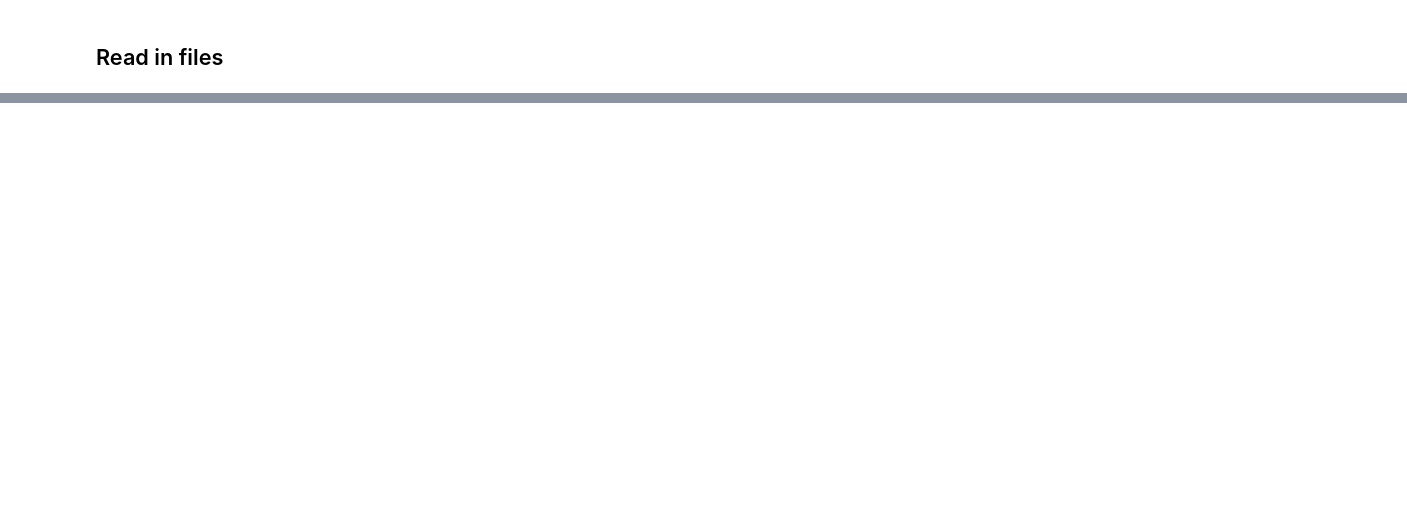
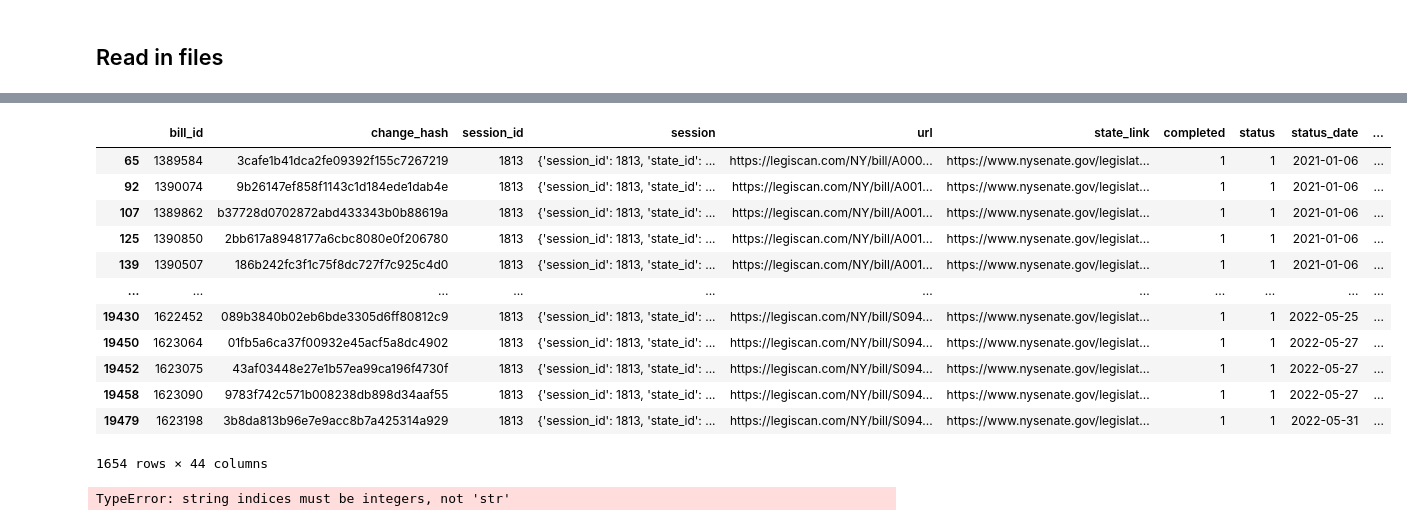
Before and after one commit to henryjosephson/State-Legislator-Effectiveness-Dashboard, a Jupyter notebook: src/leg_eff/v1a.ipynb, the cells around one changed output, grey strips where cells are left out. Drawn from its saved outputs; the diff is of its cells as text; code cells hidden in the pictures; blank space fills up the shorter version.

```diff
--- a/src/leg_eff/v1a.ipynb
+++ b/src/leg_eff/v1a.ipynb
@@ -30,11 +28,9 @@ def load_dataset(state, year):
     if os.path.exists(f"../../data/raw/{state}-{year}.json"):
         logger.info("Dataset already downloaded.")
         try:
-            bills_df(
-                pd.read_json(
-                    f"../../data/raw/{state}-{year}.json",
-                ).reset_index(drop=True),
-            )
+            bills_df = pd.read_json(
+                f"../../data/raw/{state}-{year}.json",
+            ).reset_index(drop=True)
             logger.info("Dataset loaded into memory.")
             return bills_df
         except FileNotFoundError:
@@ -45,6 +41,7 @@ def load_dataset(state, year):
                 "Looks like your files are downloaded, but there's something wrong. "
                 + "If you aren't sure what to do, deleting the files and running"
                 + " the code again is usually a safe idea."
+                + f"Error: {e}"
             )
 
     logger.info(f"Dataset for {state}-{year} is either missing or incomplete.")
@@ -96,4 +95,0 @@ ny_2021_bills = load_dataset("NY", 2021)
-# %%
-ny_2021_bills = pd.read_json(
-    f"../../data/raw/NY-2021.json",
-).reset_index(drop=True)
@@ -220,19 +351,34 @@ ny_2021_bills[ny_2021_bills["votes"].astype(bool)]["exp_votes"].sample().iloc[0]
 # %%
 ny_2021_bills["substituted_by"] = (
+    # check -- does this give the same answer as using RAST?
     ny_2021_bills["exp_history"]
     .apply(
         lambda history_list: (
             history_list[-1].split()[-1]
             if any("substituted by" in x for x in history_list)
             else None
         )
     )
     .apply(lambda x: standardize_bill_number_length(x) if x is not None else None)
 )
 
-enacted_nos = ny_2021_bills[ny_2021_bills["LAW"]]["bill_number"]
-ny_2021_bills = ny_2021_bills[
+enacted_nos = ny_2021_bills[ny_2021_bills["law"]]["bill_number"]
+ny_2021_bills[
     ~ny_2021_bills["bill_number"].isin(enacted_nos)
     & ny_2021_bills["substituted_by"].isin(enacted_nos)
 ]
 # phew
+# %% [output]
+|  | bill_id | change_hash | session_id | session | url | state_link | completed | status | status_date | ... |
+| 65 | 1389584 | 3cafe1b41dca2fe09392f155c7267219 | 1813 | {'session_id': 1813, 'state_id': ... | https://legiscan.com/NY/bill/A000... | https://www.nysenate.gov/legislat... | 1 | 1 | 2021-01-06 | ... |
+| 92 | 1390074 | 9b26147ef858f1143c1d184ede1dab4e | 1813 | {'session_id': 1813, 'state_id': ... | https://legiscan.com/NY/bill/A001... | https://www.nysenate.gov/legislat... | 1 | 1 | 2021-01-06 | ... |
+| 107 | 1389862 | b37728d0702872abd433343b0b88619a | 1813 | {'session_id': 1813, 'state_id': ... | https://legiscan.com/NY/bill/A001... | https://www.nysenate.gov/legislat... | 1 | 1 | 2021-01-06 | ... |
+| 125 | 1390850 | 2bb617a8948177a6cbc8080e0f206780 | 1813 | {'session_id': 1813, 'state_id': ... | https://legiscan.com/NY/bill/A001... | https://www.nysenate.gov/legislat... | 1 | 1 | 2021-01-06 | ... |
+| 139 | 1390507 | 186b242fc3f1c75f8dc727f7c925c4d0 | 1813 | {'session_id': 1813, 'state_id': ... | https://legiscan.com/NY/bill/A001... | https://www.nysenate.gov/legislat... | 1 | 1 | 2021-01-06 | ... |
+| ... | ... | ... | ... | ... | ... | ... | ... | ... | ... | ... |
+| 19430 | 1622452 | 089b3840b02eb6bde3305d6ff80812c9 | 1813 | {'session_id': 1813, 'state_id': ... | https://legiscan.com/NY/bill/S094... | https://www.nysenate.gov/legislat... | 1 | 1 | 2022-05-25 | ... |
+| 19450 | 1623064 | 01fb5a6ca37f00932e45acf5a8dc4902 | 1813 | {'session_id': 1813, 'state_id': ... | https://legiscan.com/NY/bill/S094... | https://www.nysenate.gov/legislat... | 1 | 1 | 2022-05-27 | ... |
+| 19452 | 1623075 | 43af03448e27e1b57ea99ca196f4730f | 1813 | {'session_id': 1813, 'state_id': ... | https://legiscan.com/NY/bill/S094... | https://www.nysenate.gov/legislat... | 1 | 1 | 2022-05-27 | ... |
+| 19458 | 1623090 | 9783f742c571b008238db898d34aaf55 | 1813 | {'session_id': 1813, 'state_id': ... | https://legiscan.com/NY/bill/S094... | https://www.nysenate.gov/legislat... | 1 | 1 | 2022-05-27 | ... |
+| 19479 | 1623198 | 3b8da813b96e7e9acc8b7a425314a929 | 1813 | {'session_id': 1813, 'state_id': ... | https://legiscan.com/NY/bill/S094... | https://www.nysenate.gov/legislat... | 1 | 1 | 2022-05-31 | ... |
+1654 rows × 44 columns
@@ -242,0 +385,7 @@ passed_bill_nos = ny_2021_bills[ny_2021_bills["PASS"]]["bill_number"]
+# %%
+passed_bill_nos = [
+    standardize_bill_number_length(bill["bill_number"])
+    for bill in ny_2021_bills[ny_2021_bills["pass"]]
+]
+# %% [output]
+TypeError: string indices must be integers, not 'str'
```
Also changed, not shown: parts of 30 cells of this notebook, 3 other files.
